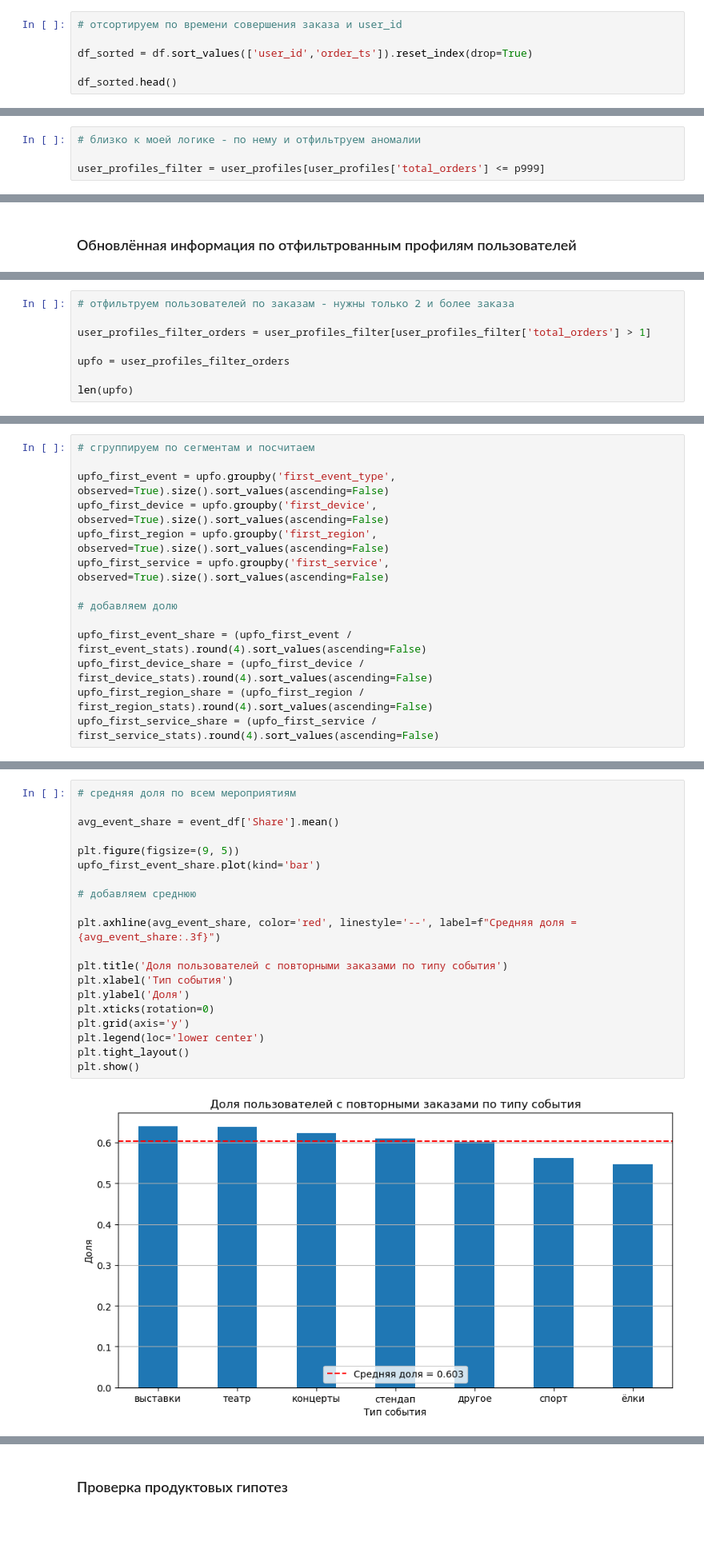
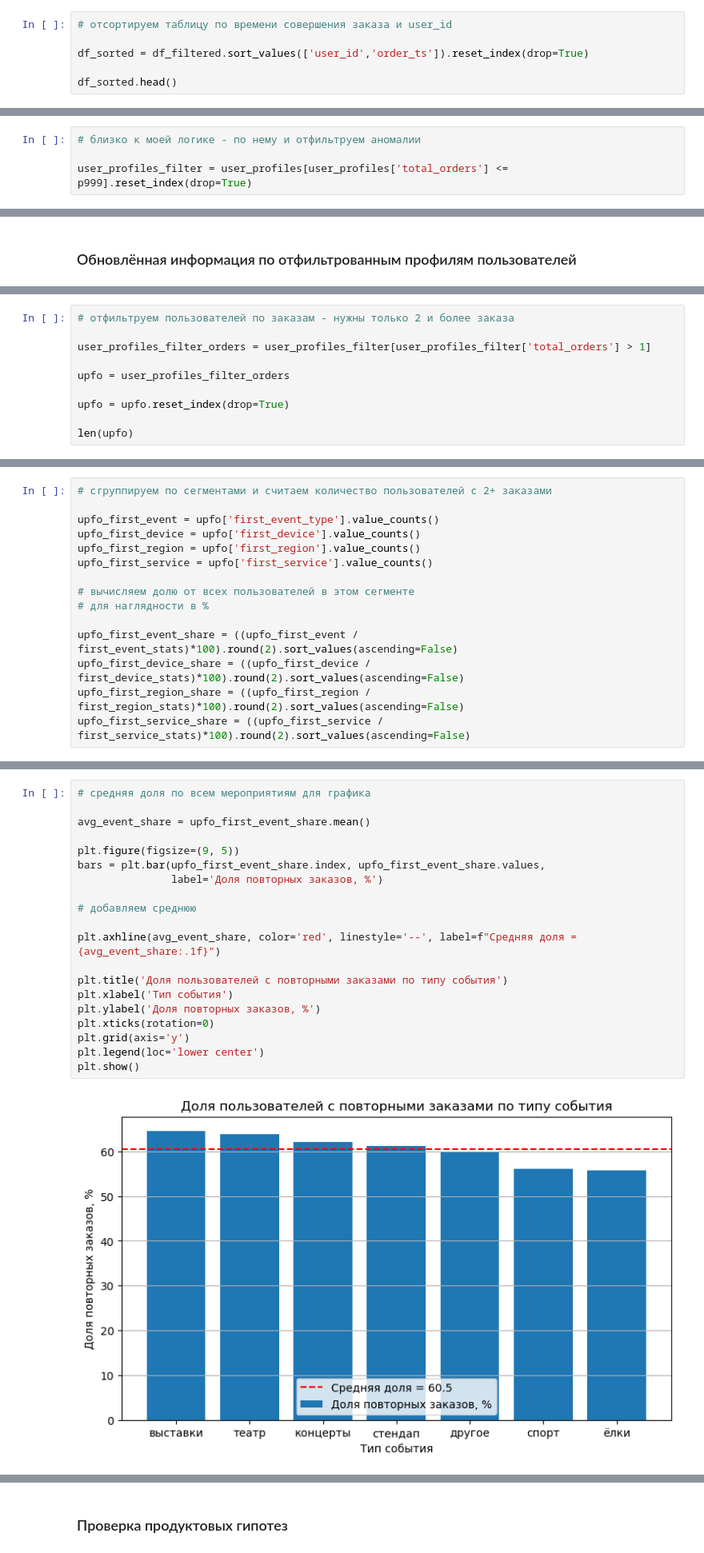
Before and after one commit to litwinowww/ya-afisha-loyalty, a Jupyter notebook: ya_afisha_loyalty.ipynb, the cells around one changed output, grey strips where cells are left out. Shown at 80% size. Drawn from its saved outputs; the diff is of its cells as text; blank space fills up the shorter version.

```diff
--- a/ya_afisha_loyalty.ipynb
+++ b/ya_afisha_loyalty.ipynb
@@ -493,7 +646,7 @@ df_filtered[['revenue_rub', 'tickets_count']].describe()
 # %%
-# отсортируем по времени совершения заказа и user_id
+# отсортируем таблицу по времени совершения заказа и user_id
 
-df_sorted = df.sort_values(['user_id','order_ts']).reset_index(drop=True)
+df_sorted = df_filtered.sort_values(['user_id','order_ts']).reset_index(drop=True)
 
 df_sorted.head()
 # %% [output]
@@ -663,7 +821,7 @@ np.float64(1479.020000000044)
 # %%
 # близко к моей логике - по нему и отфильтруем аномалии
 
-user_profiles_filter = user_profiles[user_profiles['total_orders'] <= p999]
+user_profiles_filter = user_profiles[user_profiles['total_orders'] <= p999].reset_index(drop=True)
 # %%
 # посмотрим новое разпределение
 
@@ -854,5 +1019,7 @@ user_profiles_filter_orders = user_profiles_filter[user_profiles_filter['total_o
 
 upfo = user_profiles_filter_orders
 
+upfo = upfo.reset_index(drop=True)
+
 len(upfo)
 # %% [output]
@@ -860,14 +1027,15 @@ len(upfo)
 # %%
-# сгруппируем по сегментам и посчитаем
+# сгруппируем по сегментами и считаем количество пользователей с 2+ заказами
 
-upfo_first_event = upfo.groupby('first_event_type', observed=True).size().sort_values(ascending=False)
-upfo_first_device = upfo.groupby('first_device', observed=True).size().sort_values(ascending=False)
-upfo_first_region = upfo.groupby('first_region', observed=True).size().sort_values(ascending=False)
-upfo_first_service = upfo.groupby('first_service', observed=True).size().sort_values(ascending=False)
+upfo_first_event = upfo['first_event_type'].value_counts()
+upfo_first_device = upfo['first_device'].value_counts()
+upfo_first_region = upfo['first_region'].value_counts()
+upfo_first_service = upfo['first_service'].value_counts()
 
-# добавляем долю
+# вычисляем долю от всех пользователей в этом сегменте
+# для наглядности в %
 
-upfo_first_event_share = (upfo_first_event / first_event_stats).round(4).sort_values(ascending=False)
-upfo_first_device_share = (upfo_first_device / first_device_stats).round(4).sort_values(ascending=False)
-upfo_first_region_share = (upfo_first_region / first_region_stats).round(4).sort_values(ascending=False)
-upfo_first_service_share = (upfo_first_service / first_service_stats).round(4).sort_values(ascending=False)
+upfo_first_event_share = ((upfo_first_event / first_event_stats)*100).round(2).sort_values(ascending=False)
+upfo_first_device_share = ((upfo_first_device / first_device_stats)*100).round(2).sort_values(ascending=False)
+upfo_first_region_share = ((upfo_first_region / first_region_stats)*100).round(2).sort_values(ascending=False)
+upfo_first_service_share = ((upfo_first_service / first_service_stats)*100).round(2).sort_values(ascending=False)
@@ -896,22 +1042,22 @@ display(event_df)
 # %%
-# средняя доля по всем мероприятиям
+# средняя доля по всем мероприятиям для графика
 
-avg_event_share = event_df['Share'].mean()
+avg_event_share = upfo_first_event_share.mean()
 
 plt.figure(figsize=(9, 5))
-upfo_first_event_share.plot(kind='bar')
+bars = plt.bar(upfo_first_event_share.index, upfo_first_event_share.values,
+               label='Доля повторных заказов, %')
 
 # добавляем среднюю
 
-plt.axhline(avg_event_share, color='red', linestyle='--', label=f"Средняя доля = {avg_event_share:.3f}")
+plt.axhline(avg_event_share, color='red', linestyle='--', label=f"Средняя доля = {avg_event_share:.1f}")
 
 plt.title('Доля пользователей c повторными заказами по типу события')
 plt.xlabel('Тип события')
-plt.ylabel('Доля')
+plt.ylabel('Доля повторных заказов, %')
 plt.xticks(rotation=0)
 plt.grid(axis='y')
 plt.legend(loc='lower center')
-plt.tight_layout()
 plt.show()
 # %% [output]
-[figure, old version]
+[figure, new version]
```
Also changed, not shown: parts of 120 cells of this notebook, 1 other file.
